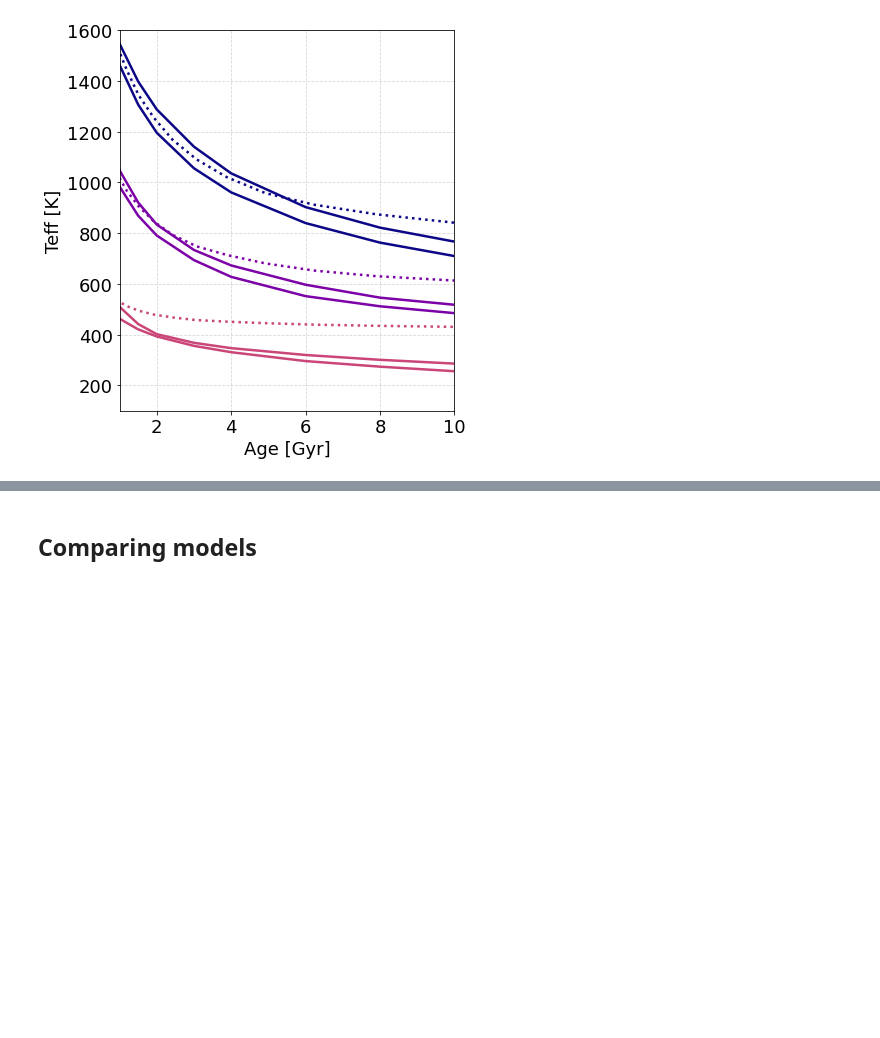
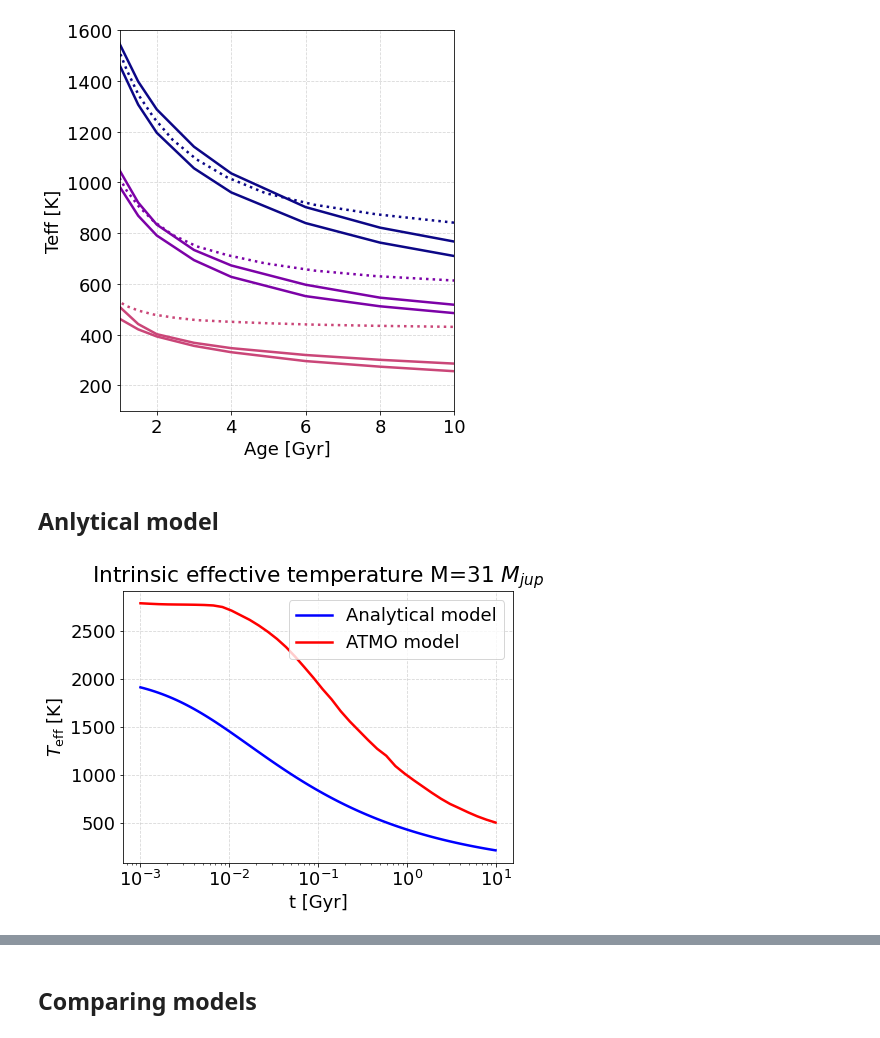
Before and after one commit to SvPoder/exoplanets, a Jupyter notebook: jupyter-notebook/cooling_models.ipynb, the cells around one changed output, grey strips where cells are left out. Cells and saved outputs as stored; diff of their text form; code cells hidden in the pictures; blank space fills up the shorter version.

Commit message:
add analytical model

```diff
--- a/jupyter-notebook/cooling_models.ipynb
+++ b/jupyter-notebook/cooling_models.ipynb
@@ -858,3 +858,5 @@ ax.set_ylim([100, 1600])
 [0.01, 0.03, 0.05]
 (100.0, 1600.0)
 [figure]
+# %% [markdown]
+## Anlytical model
@@ -860,0 +898,27 @@ ax.set_ylim([100, 1600])
+# %%
+xH = 0.5*0.51; X = 0.75; Y = 0.25;  mu = np.power((1+xH)*X + Y/4., -1); mu_e = np.power(X + Y/2., -1)
+kR = 0.01;
+# %%
+t    = np.logspace(6, 10, 100)
+M    = 0.03
+Psi  = psi_Auddy(t, M)
+Teff = []
+for _psi in Psi:
+    Teff.append(Teff_Auddy(_psi, M, mu_e, mu, kR))
+
+t = (t*u.year).to(u.Gyr)
+# %%
+fig, ax = plt.subplots(1, 1, figsize=(7, 5))
+
+ax.plot(t, Teff, lw=2.5, color="blue", label="Analytical model")
+ax.plot(evolution_ATMO20[model][M][0], evolution_ATMO20[model][M][1], color="red", lw=2.5, ls="-", label="ATMO model")
+
+ax.legend()
+ax.set_title(r"Intrinsic effective temperature M=31 $M_{jup}$")
+ax.set_ylabel(r"$T_{\rm eff}$ [K]")
+ax.set_xlabel("t [Gyr]")
+ax.set_xscale("log")
+ax.grid(ls="--", alpha=0.5)
+fig.savefig("Teff_analytical_vs_numerical.pdf", bbox_inches="tight")
+# %% [output]
+[figure, added]
```
Also changed, not shown: parts of 3 cells of this notebook.
